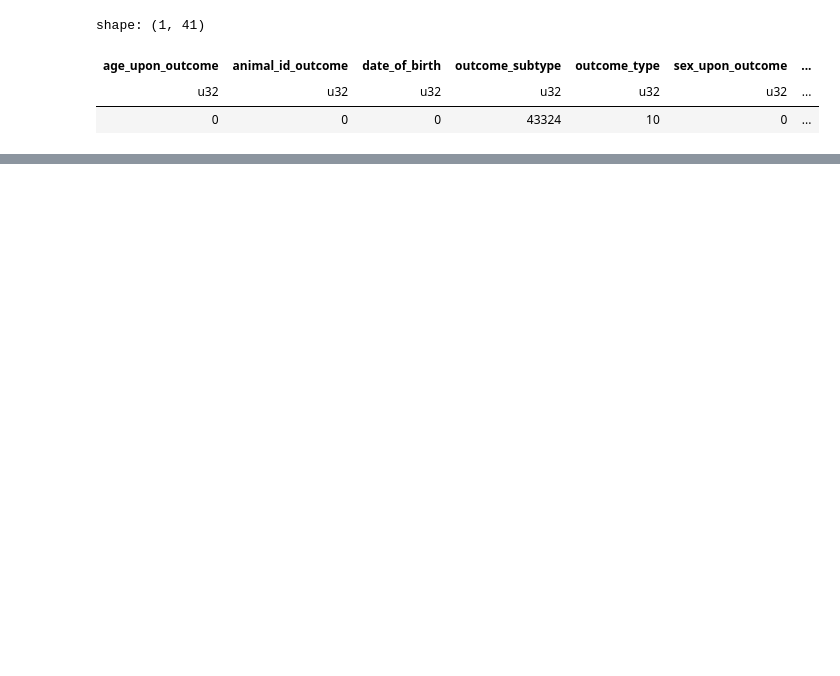
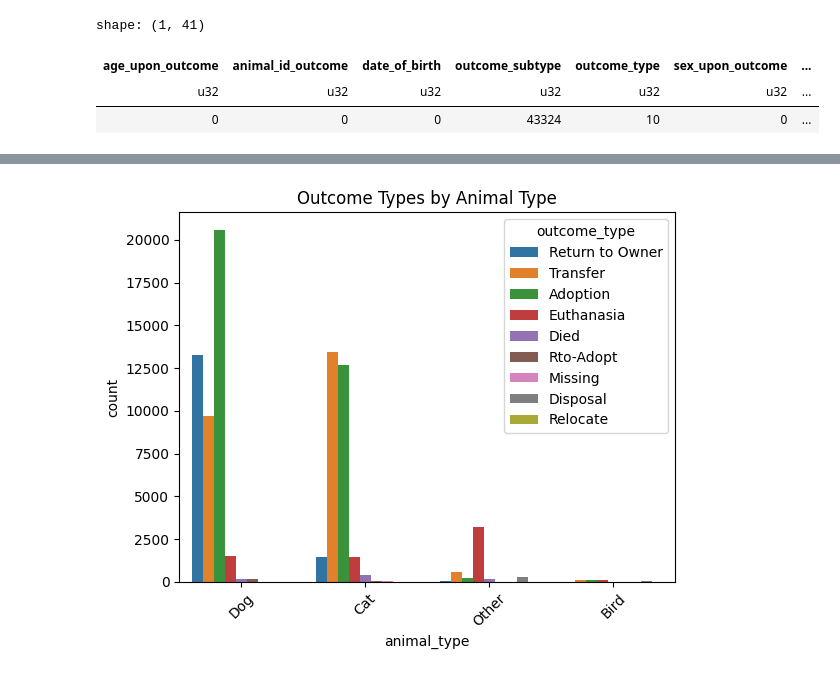
Before and after one commit to hlm01/ECE_143_Project, a Jupyter notebook: main.ipynb, the cells around one changed output, grey strips where cells are left out. Cells and saved outputs as stored; diff of their text form; code cells hidden in the pictures; blank space fills up the shorter version.

```diff
--- a/main.ipynb
+++ b/main.ipynb
@@ -68,0 +114,9 @@ shape: (5, 24)
+# %%
+sns.countplot(data=df, x='animal_type', hue='outcome_type')
+plt.title('Outcome Types by Animal Type')
+plt.xticks(rotation=45)
+plt.show()
+
+## Observation (AS): Most euthanized cases are for 'Other' animal types : can analyse this more ## Handing over to Jackie
+# %% [output]
+[figure, added]
```
Also changed, not shown: parts of 17 cells of this notebook.
